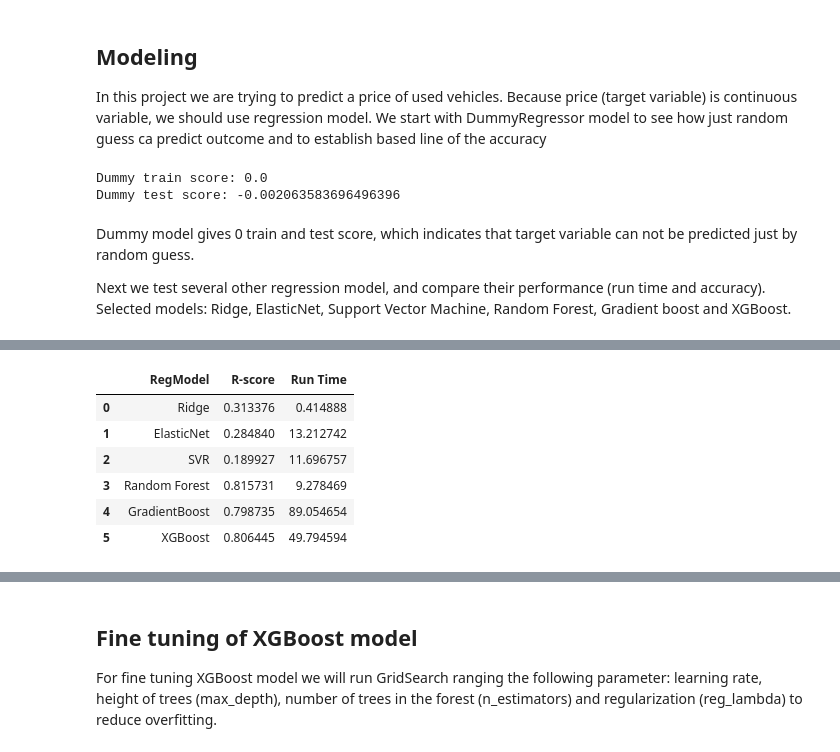
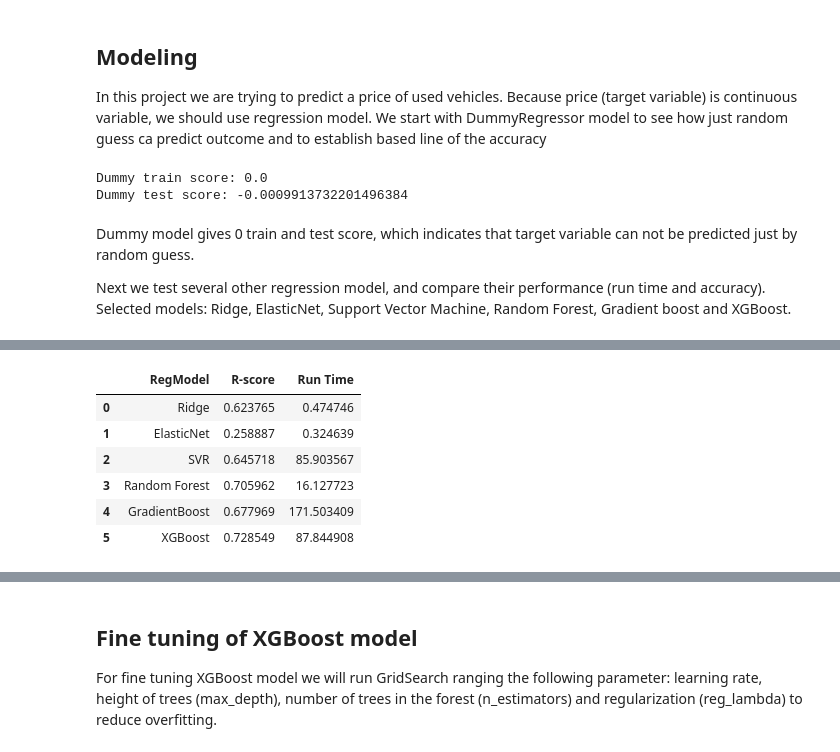
Before and after one commit to andyakrn/SUPERVISED-MACHINE-LEARNING-TO-PREDICT-USED-VEHICLES-PRICES, a Jupyter notebook: Capstone_2_notebook.ipynb, the cells around one changed output, grey strips where cells are left out. Drawn from its saved outputs; the diff is of its cells as text; code cells hidden in the pictures.

```diff
--- a/Capstone_2_notebook.ipynb
+++ b/Capstone_2_notebook.ipynb
@@ -84,3 +85,4 @@ Checking resulting dataframe for nulls we can see that target variable 'price' d
 # %%
-df_useful_columns=df_useful_columns[df_useful_columns['price']!=0];
+df_useful_columns=df_useful_columns[df_useful_columns['price']>10];
+df_useful_columns=df_useful_columns[df_useful_columns['price']<150000];
 # %% [markdown]
@@ -163,7 +231,7 @@ dumreg.fit(X_train, y_train)
 print('Dummy train score:',dumreg.score(X_train, y_train),'\nDummy test score:', dumreg.score(X_test, y_test))
 # %% [output]
 Dummy train score: 0.0
-Dummy test score: -0.002063583696496396
+Dummy test score: -0.0009913732201496384
 # %% [markdown]
 Dummy model gives 0 train and test score, which indicates that target variable  can not be predicted just by random guess.
 
@@ -173,7 +241,7 @@ df_results=pd.DataFrame(columns = ['RegModel', 'R-score', 'Run Time'])
 
 ### Ridge
 start_time= time.time()
-ridgeregr = Ridge(alpha=20)
+ridgeregr = Ridge()
 ridgeregr.fit(X_train, y_train)
 run_time = time.time() -start_time
 df_results = df_results.append({'RegModel':'Ridge',
@@ -183,7 +251,7 @@ df_results = df_results.append({'RegModel':'Ridge',
 
 ### ElasticNet
 start_time= time.time()
-elasticregr = ElasticNet(alpha=0.002, l1_ratio=2)
+elasticregr = ElasticNet()
 elasticregr.fit(X_train, y_train)
 run_time = time.time() -start_time
 df_results = df_results.append({'RegModel':'ElasticNet',
@@ -193,7 +261,7 @@ df_results = df_results.append({'RegModel':'ElasticNet',
 
 ### Support Vector Regressor
 start_time= time.time()
-svr_rbf = SVR(kernel='rbf', epsilon = 1, C=1)
+svr_rbf = SVR()
 svr_rbf.fit(X_train, y_train)
 run_time = time.time() -start_time
 df_results = df_results.append({'RegModel':'SVR',
@@ -245,10 +313,10 @@ df_results
 |  | RegModel | R-score | Run Time |
-| 0 | Ridge | 0.313376 | 0.414888 |
-| 1 | ElasticNet | 0.284840 | 13.212742 |
-| 2 | SVR | 0.189927 | 11.696757 |
-| 3 | Random Forest | 0.815731 | 9.278469 |
-| 4 | GradientBoost | 0.798735 | 89.054654 |
-| 5 | XGBoost | 0.806445 | 49.794594 |
+| 0 | Ridge | 0.623765 | 0.474746 |
+| 1 | ElasticNet | 0.258887 | 0.324639 |
+| 2 | SVR | 0.645718 | 85.903567 |
+| 3 | Random Forest | 0.705962 | 16.127723 |
+| 4 | GradientBoost | 0.677969 | 171.503409 |
+| 5 | XGBoost | 0.728549 | 87.844908 |
 # %%
 clr_lst = ['b','g','r','c','m','y']
 fig = plt.figure(figsize= (14,5))
```
Also changed, not shown: parts of 28 cells of this notebook, 2 other files.
